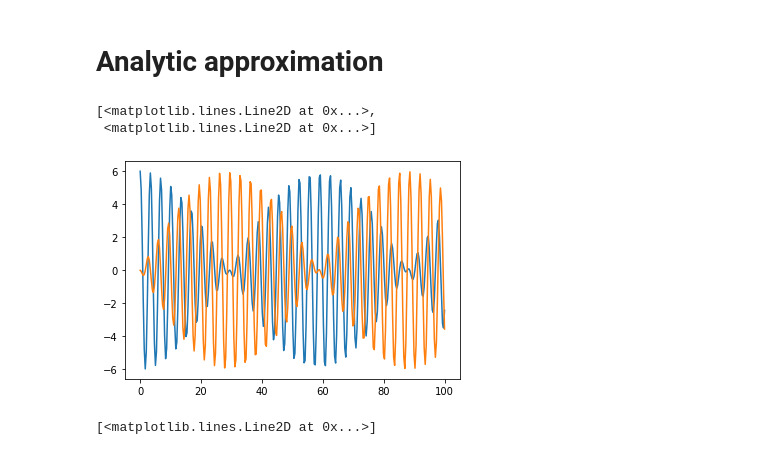
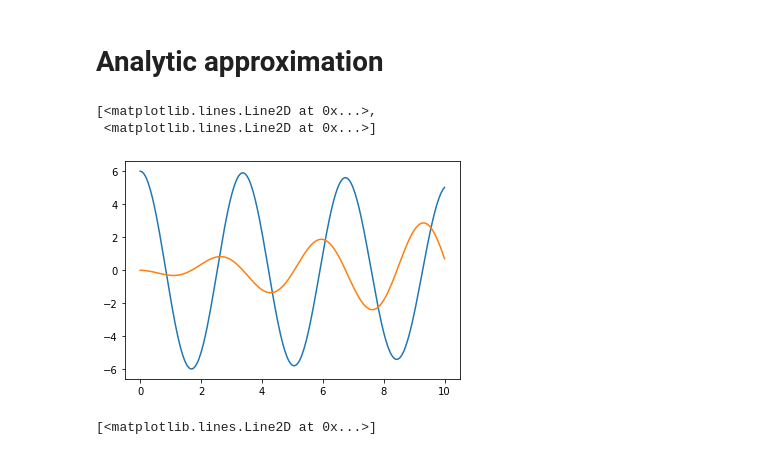
Before and after one commit to JustinZal/PendulumNN, a Jupyter notebook: Coupled Pendulums prediction.ipynb, the cells around one changed output. Cells and saved outputs as stored; diff of their text form; code cells hidden in the pictures.

```diff
--- a/Coupled Pendulums prediction.ipynb
+++ b/Coupled Pendulums prediction.ipynb
@@ -543,29 +573,29 @@ Text(0, 0.5, 'L2 error')
 # %%
 # https://phys.libretexts.org/Bookshelves/University_Physics/Book%3A_Mechanics_and_Relativity_(Idema)/08%3A_Oscillations/8.04%3A_Coupled_Oscillators
 def compute_angles(time, initial_angle, k, g, l):
     omega_prime = np.sqrt(2 * k + g/l)
     omega_0 = np.sqrt(g/l)
     inner_term_1 = ((omega_0 + omega_prime) / 2) * t
     inner_term_2 = ((omega_0 - omega_prime) / 2) * t
 
     angle1 = initial_angle * np.cos(inner_term_1) * np.cos(inner_term_2)
     angle2 = initial_angle * np.sin(inner_term_1) * np.sin(inner_term_2)
 
     return angle1, angle2
 
-t = np.linspace(0, 100, 300)
+t = np.linspace(0, 10, 300)
 initial_angle = 6
 k = 0.2
 g = 9.81
 l = 3
 
 angle1, angle2 = compute_angles(t, initial_angle, k, g, l)
 
 plt.plot(t, angle1, t, angle2)
 # %% [output]
 [<matplotlib.lines.Line2D at 0x...>,
  <matplotlib.lines.Line2D at 0x...>]
-[figure, old version]
+[figure, new version]
 # %%
 fig, axs = plt.subplots(2)
 fig.suptitle('Coupled pendulas analytic solution')
```
Also changed, not shown: parts of 9 cells of this notebook, 12 other files.
